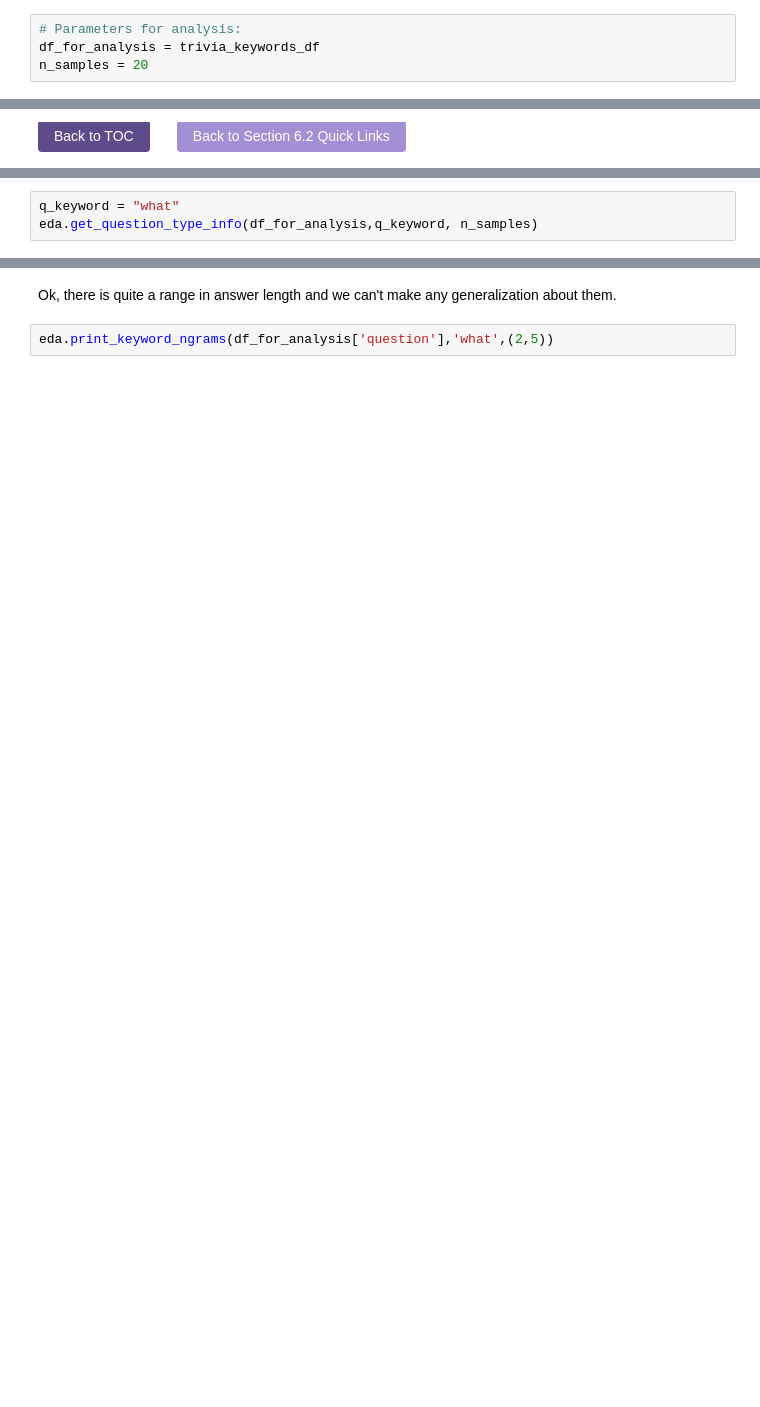
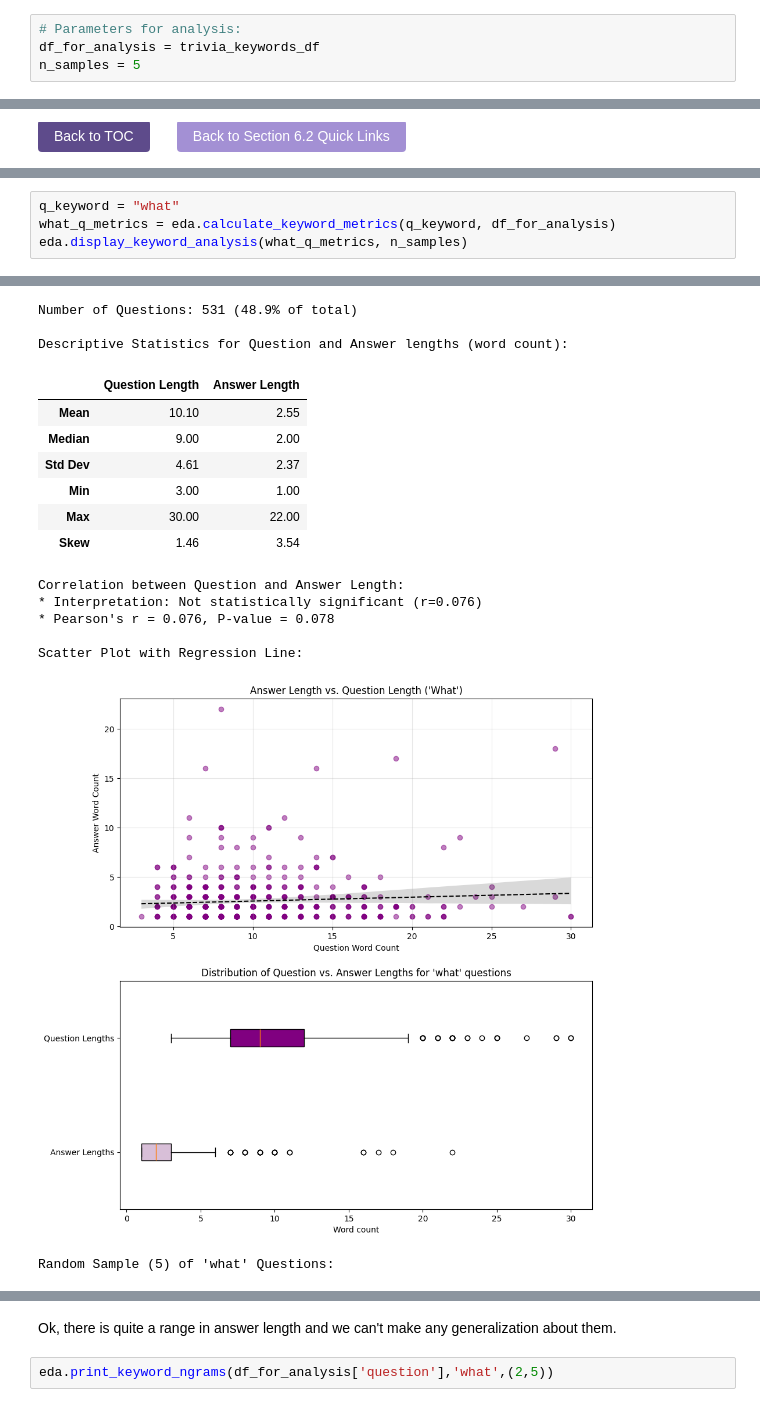
Before and after one commit to RSipra/semantic_verification_engine, a Jupyter notebook: src/data_scripts/02-clean_plus_EDA_of_dataset.ipynb, the cells around one changed output, grey strips where cells are left out. Drawn from its saved outputs; the diff is of its cells as text; blank space fills up the shorter version.

```diff
--- a/src/data_scripts/02-clean_plus_EDA_of_dataset.ipynb
+++ b/src/data_scripts/02-clean_plus_EDA_of_dataset.ipynb
@@ -833,7 +870,7 @@ The main analysis parameters are defined upfront for ease of use and error manag
 # %%
 # Parameters for analysis:
 df_for_analysis = trivia_keywords_df
-n_samples = 20
+n_samples = 5
 # %% [markdown]
 <a href="#table-of-contents" style="display:inline-block; padding:8px 16px; background-color:#5e4b8b; color:white; text-align:center; text-decoration:none; border-radius:4px;">Back to TOC</a>
 # %% [markdown]
@@ -920,4 +970,6 @@ plt.show()
 Let's start by looking at "What" type questions as they are the most common (as per figure 3).
 # %%
 q_keyword = "what"
-eda.get_question_type_info(df_for_analysis,q_keyword, n_samples)
+what_q_metrics = eda.calculate_keyword_metrics(q_keyword, df_for_analysis)
+eda.display_keyword_analysis(what_q_metrics, n_samples)
+# %% [output]
@@ -923,0 +977,17 @@ eda.get_question_type_info(df_for_analysis,q_keyword, n_samples)
+Number of Questions: 531 (48.9% of total)
+
+Descriptive Statistics for Question and Answer lengths (word count):
+|  | Question Length | Answer Length |
+| Mean | 10.10 | 2.55 |
+| Median | 9.00 | 2.00 |
+| Std Dev | 4.61 | 2.37 |
+| Min | 3.00 | 1.00 |
+| Max | 30.00 | 22.00 |
+| Skew | 1.46 | 3.54 |
+Correlation between Question and Answer Length:
+* Interpretation: Not statistically significant (r=0.076)
+* Pearson's r = 0.076, P-value = 0.078
+
+Scatter Plot with Regression Line:
+[figure, added]
+Random Sample (5) of 'what' Questions:
```
Also changed, not shown: parts of 169 cells of this notebook, 1 other file.
